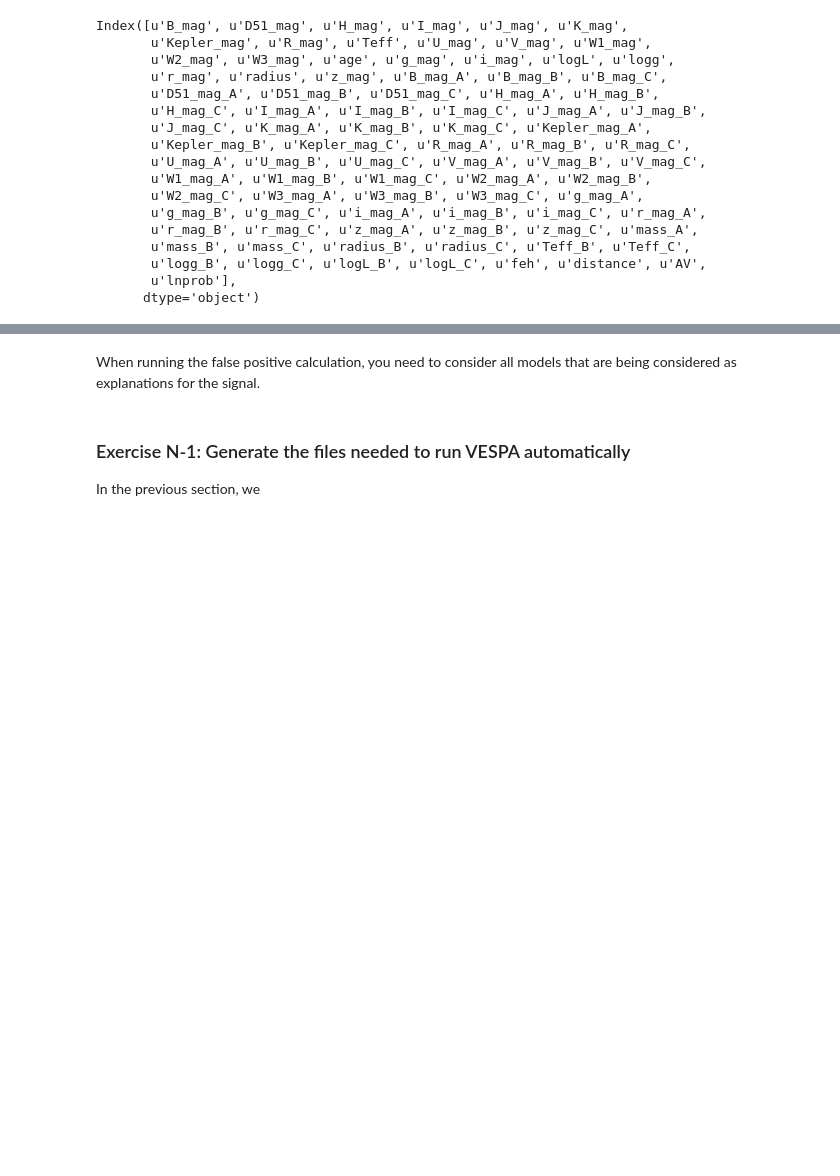
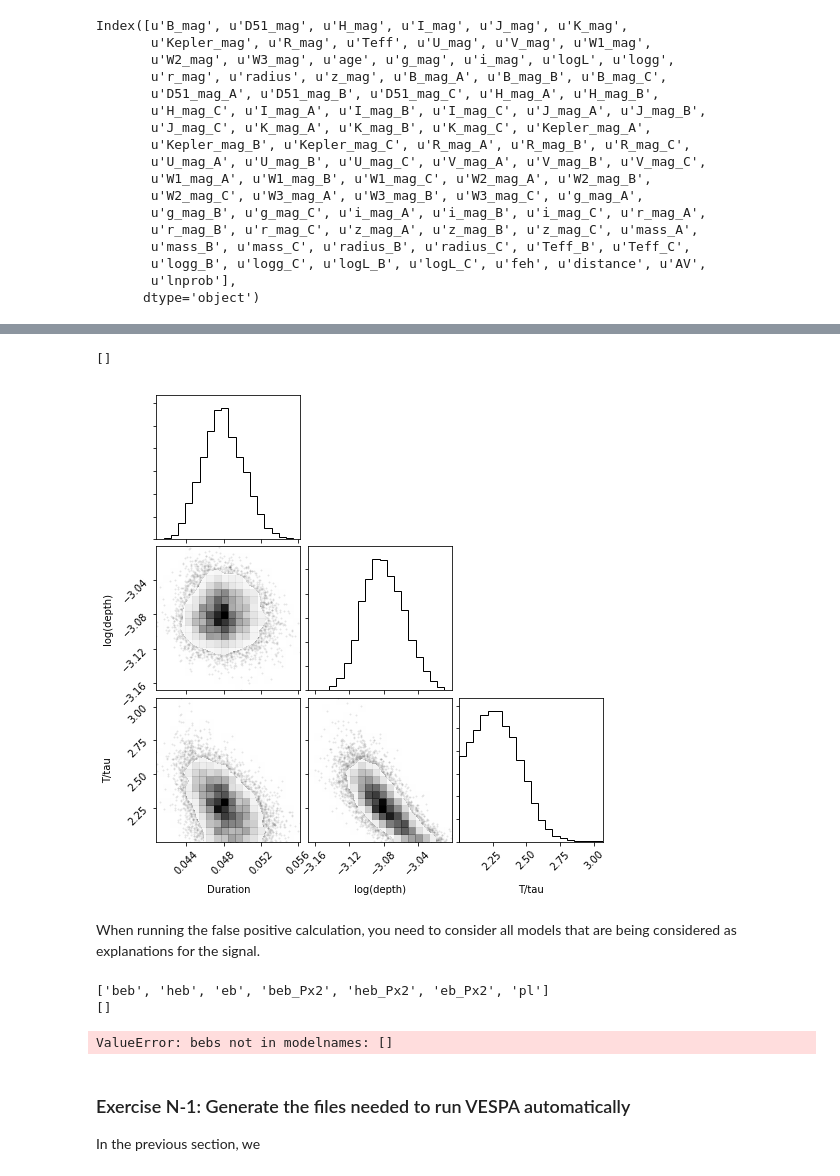
Before and after one commit to timothydmorton/vespa-tutorial, a Jupyter notebook: Notebooks/Tutorial_draft.ipynb, the cells around one changed output, grey strips where cells are left out. Drawn from its saved outputs; the diff is of its cells as text; code cells hidden in the pictures; blank space fills up the shorter version.

```diff
--- a/Notebooks/Tutorial_draft.ipynb
+++ b/Notebooks/Tutorial_draft.ipynb
@@ -285,5 +328,24 @@ Again - wide posteriors and lots of degeneracy! All these solutions could be pos
+# %%
+popset.modelnames # Ask Tim - why is it empty?
+# %% [output]
+[]
+# %%
+import pandas as pd
+data = pd.read_pickle(folder + "trsig.pkl")
+transit_post = data.corner()
+# %% [output]
+[figure, added]
 # %% [markdown]
 When running the false positive calculation, you need to consider all models that are being considered as explanations for the signal.
+# %%
+print DEFAULT_MODELS
+print popset.modelnames
+tmp = vespa.FPPCalculation(data, popset)
+tmp.lhood(DEFAULT_MODELS[0])
+# %% [output]
+['beb', 'heb', 'eb', 'beb_Px2', 'heb_Px2', 'eb_Px2', 'pl']
+[]
+ValueError: bebs not in modelnames: []
 # %% [markdown]
 ### Exercise N-1: Generate the files needed to run VESPA automatically
 In the previous section, we
```
Also changed, not shown: parts of 18 cells of this notebook, 11 other files.
